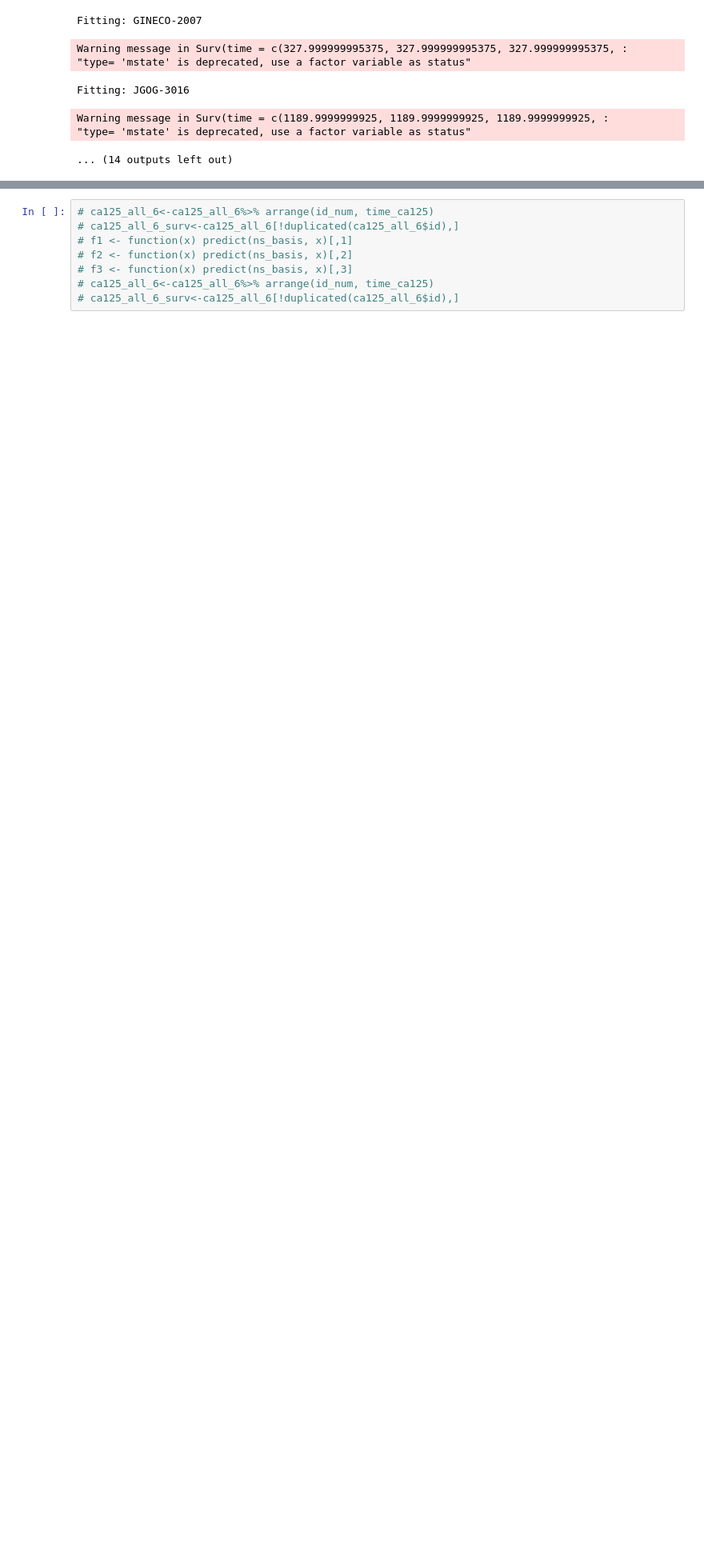
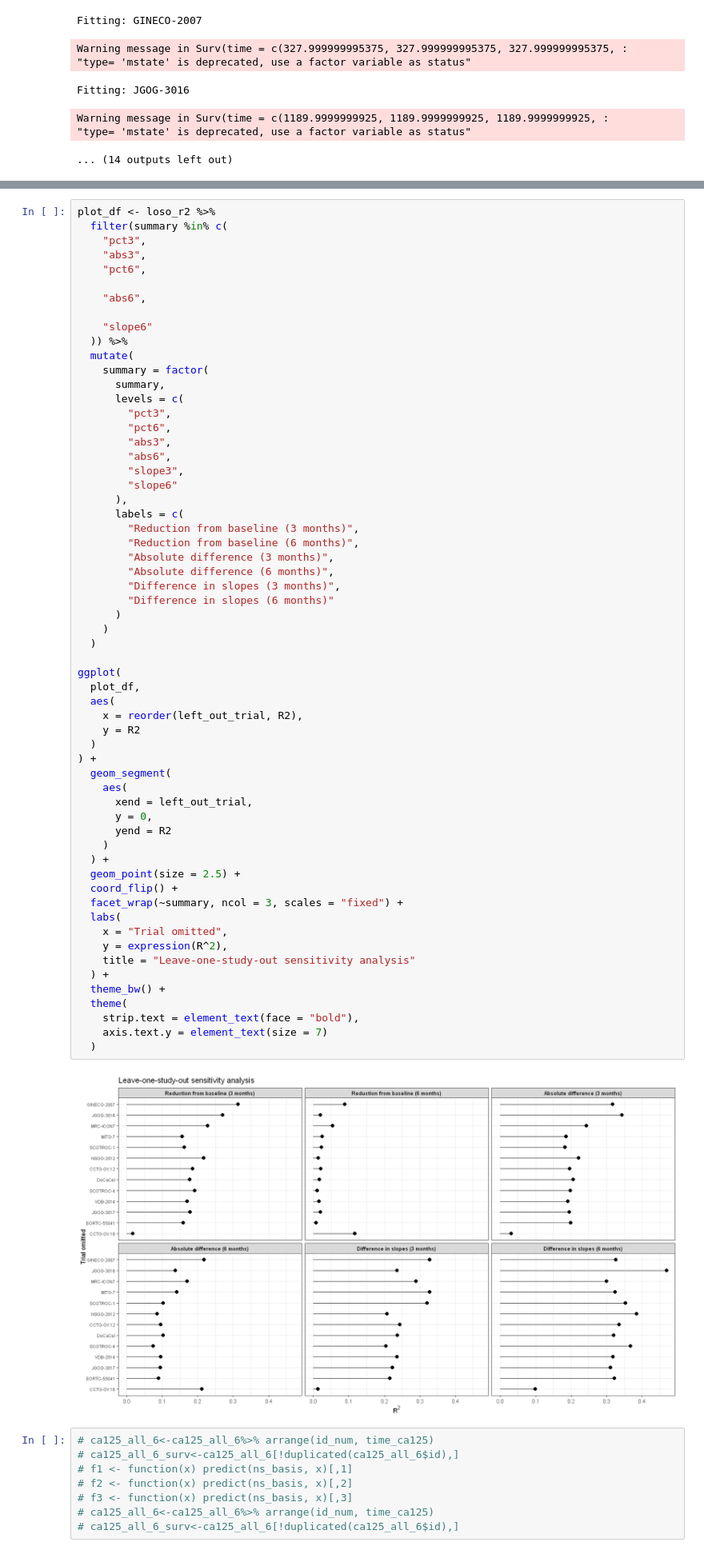
Before and after one commit to Kodro23/Surrogacy_evaluation_CA125, a Jupyter notebook: notebooks/CA125.ipynb, the cells around one changed output, grey strips where cells are left out. Shown at 80% size. Saved outputs shown, nothing was run; the diff lists cells and outputs as text; blank space fills up the shorter version.

```diff
--- a/notebooks/CA125.ipynb
+++ b/notebooks/CA125.ipynb
@@ -1621,3 +1808,65 @@ A data.frame: 13 × 2
+# %%
+plot_df <- loso_r2 %>%
+  filter(summary %in% c(
+    "pct3",
+    "abs3",
+    "pct6",
+
+    "abs6",
+
+    "slope6"
+  )) %>%
+  mutate(
+    summary = factor(
+      summary,
+      levels = c(
+        "pct3",
+        "pct6",
+        "abs3",
+        "abs6",
+        "slope3",
+        "slope6"
+      ),
+      labels = c(
+        "Reduction from baseline (3 months)",
+        "Reduction from baseline (6 months)",
+        "Absolute difference (3 months)",
+        "Absolute difference (6 months)",
+        "Difference in slopes (3 months)",
+        "Difference in slopes (6 months)"
+      )
+    )
+  )
+
+ggplot(
+  plot_df,
+  aes(
+    x = reorder(left_out_trial, R2),
+    y = R2
+  )
+) +
+  geom_segment(
+    aes(
+      xend = left_out_trial,
+      y = 0,
+      yend = R2
+    )
+  ) +
+  geom_point(size = 2.5) +
+  coord_flip() +
+  facet_wrap(~summary, ncol = 3, scales = "fixed") +
+  labs(
+    x = "Trial omitted",
+    y = expression(R^2),
+    title = "Leave-one-study-out sensitivity analysis"
+  ) +
+  theme_bw() +
+  theme(
+    strip.text = element_text(face = "bold"),
+    axis.text.y = element_text(size = 7)
+  )
+# %% [output]
+[figure, added]
 # %%
 # ca125_all_6<-ca125_all_6%>% arrange(id_num, time_ca125)
 # ca125_all_6_surv<-ca125_all_6[!duplicated(ca125_all_6$id),]
```
Also changed, not shown: parts of 17 cells of this notebook.
